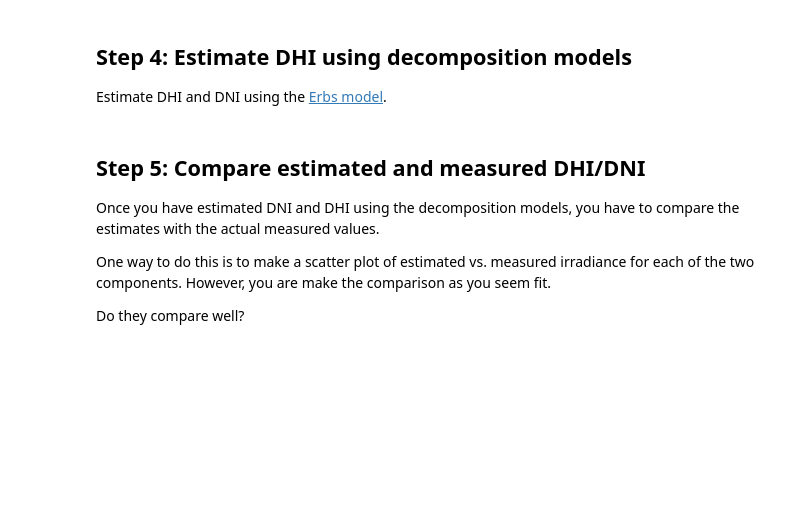
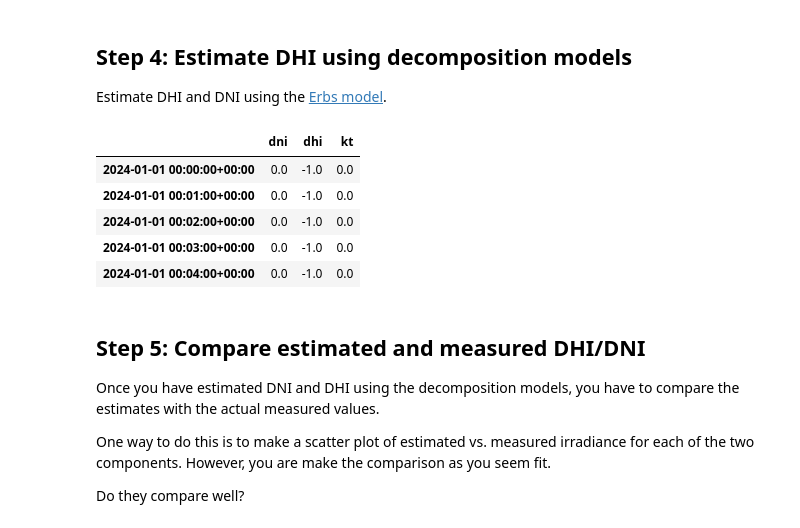
Before and after one commit to AdamRJensen/solar-resource-course, a Jupyter notebook: decomposing-irradiance.ipynb, the cells around one changed output. Drawn from its saved outputs; the diff is of its cells as text; code cells hidden in the pictures; blank space fills up the shorter version.

```diff
--- a/decomposing-irradiance.ipynb
+++ b/decomposing-irradiance.ipynb
@@ -57,15 +62,21 @@ solpos = location.get_solarposition(
 
 Estimate DHI and DNI using the [Erbs model](https://pvlib-python.readthedocs.io/en/stable/reference/generated/pvlib.irradiance.erbs.html).
 # %%
-# write your code here
-
+#### RESULT #####
 erbs_estimate = pvlib.irradiance.erbs(
-    ghi=
-    zenith=
-    datetime_or_doy=
+    ghi=data['ghi'],
+    zenith=solpos['apparent_zenith'],
+    datetime_or_doy=data.index,
 )
 
 erbs_estimate.head()
+# %% [output]
+|  | dni | dhi | kt |
+| 2024-01-01 00:00:00+00:00 | 0.0 | -1.0 | 0.0 |
+| 2024-01-01 00:01:00+00:00 | 0.0 | -1.0 | 0.0 |
+| 2024-01-01 00:02:00+00:00 | 0.0 | -1.0 | 0.0 |
+| 2024-01-01 00:03:00+00:00 | 0.0 | -1.0 | 0.0 |
+| 2024-01-01 00:04:00+00:00 | 0.0 | -1.0 | 0.0 |
 # %% [markdown]
 ## Step 5: Compare estimated and measured DHI/DNI
 
```
Also changed, not shown: parts of 7 cells of this notebook, 1 other file.
